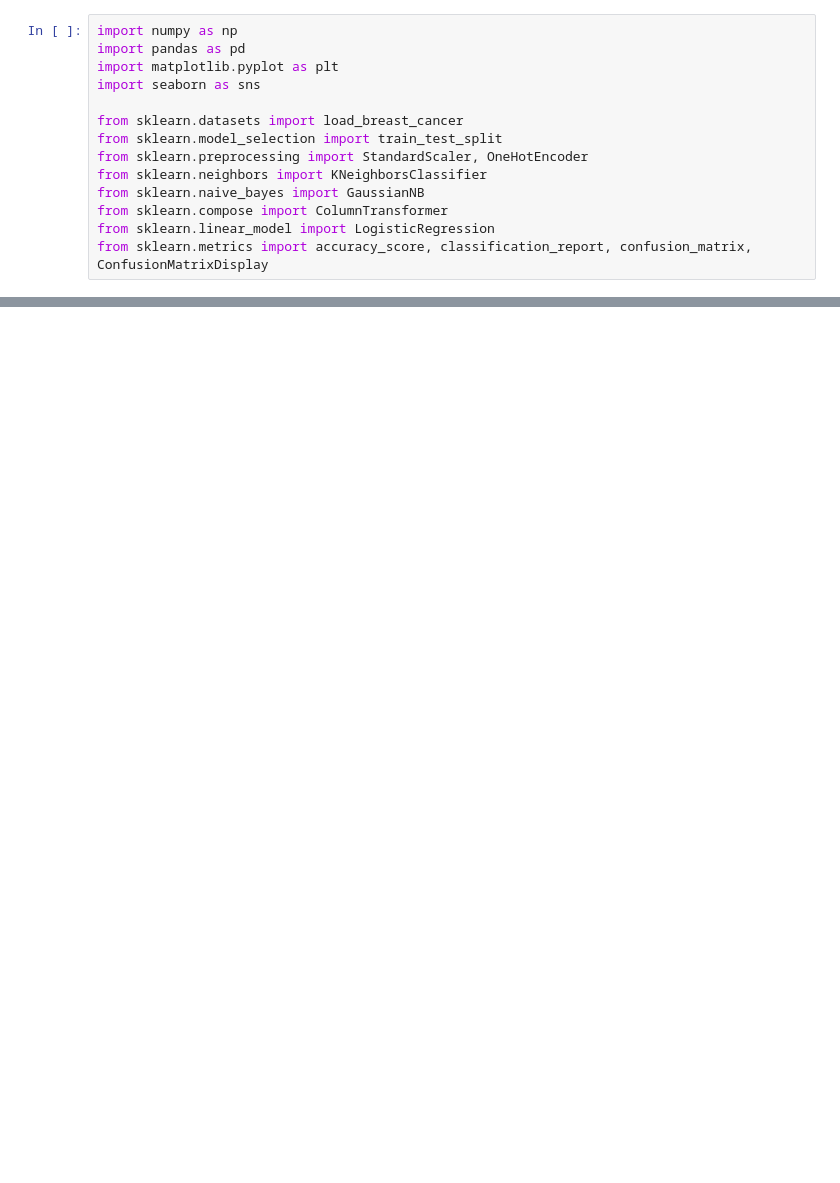
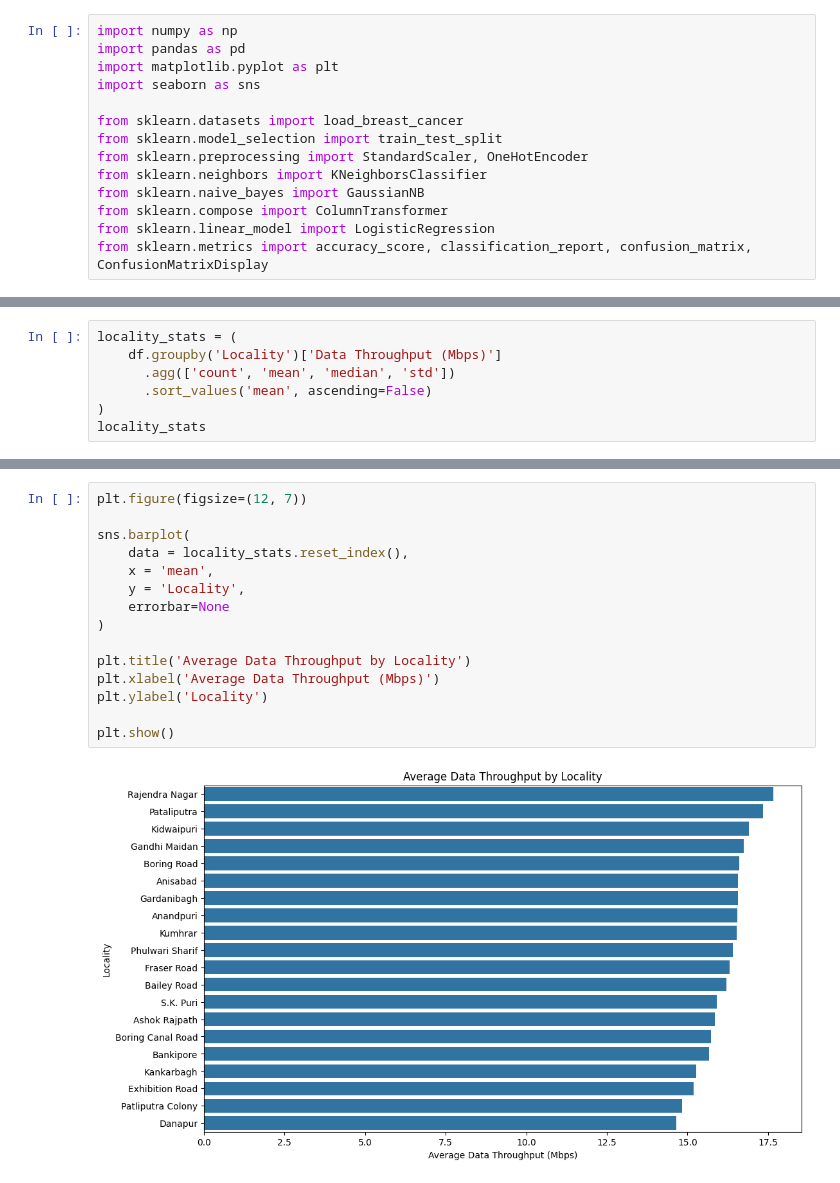
Before and after one commit to MohamedAAbdullah1/NTI-Final-Porject, a Jupyter notebook: notebooks/01_EDA.ipynb, the cells around one changed output, grey strips where cells are left out. Saved outputs shown, nothing was run; the diff lists cells and outputs as text; blank space fills up the shorter version.

```diff
--- a/notebooks/01_EDA.ipynb
+++ b/notebooks/01_EDA.ipynb
@@ -28,0 +397,7 @@ df_clean.to_csv("cleaned_data.csv", index=False)
+# %%
+locality_stats = (
+    df.groupby('Locality')['Data Throughput (Mbps)']
+      .agg(['count', 'mean', 'median', 'std'])
+      .sort_values('mean', ascending=False)
+)
+locality_stats
@@ -28,0 +423,17 @@ df_clean.to_csv("cleaned_data.csv", index=False)
+# %%
+plt.figure(figsize=(12, 7))
+
+sns.barplot(
+    data = locality_stats.reset_index(),
+    x = 'mean',
+    y = 'Locality',
+    errorbar=None
+)
+
+plt.title('Average Data Throughput by Locality')
+plt.xlabel('Average Data Throughput (Mbps)')
+plt.ylabel('Locality')
+
+plt.show()
+# %% [output]
+[figure, added]
```
Also changed, not shown: parts of 64 cells of this notebook.
